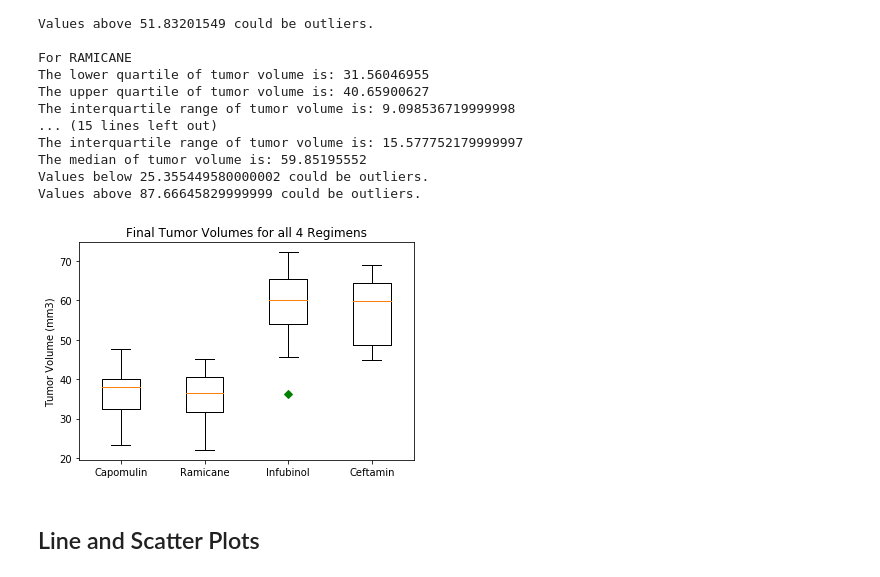
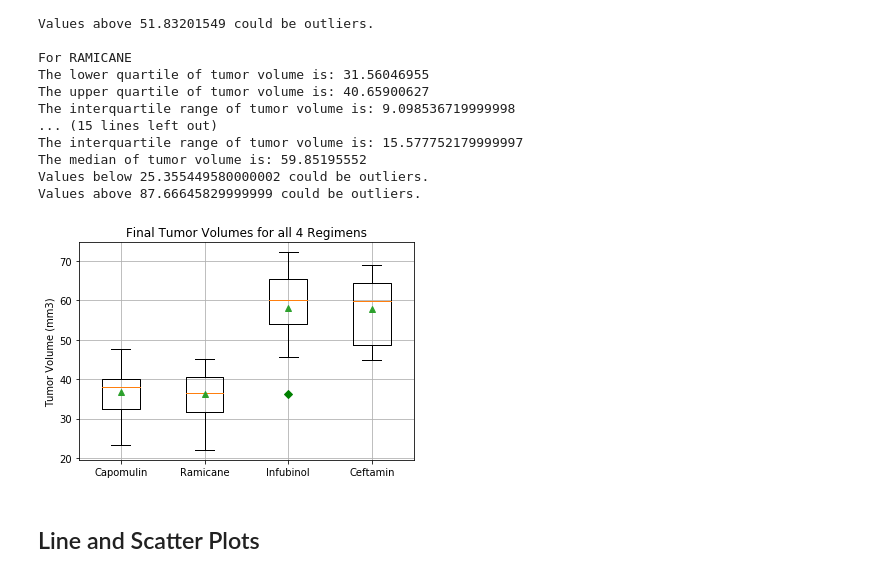
Before and after one commit to paulfhardy/matplotlib-challenge, a Jupyter notebook: pymaceuticals.ipynb, the cells around one changed output. Saved outputs shown, nothing was run; the diff lists cells and outputs as text; code cells hidden in the pictures.

```diff
--- a/pymaceuticals.ipynb
+++ b/pymaceuticals.ipynb
@@ -407,25 +437,26 @@ Values above 87.66645829999999 could be outliers.
 # %%
 # Generate a box plot of the final tumor volume of each mouse across four regimens of interest.
 # Request is to have all 4 plots in the same graph.
 
 x_axis = np.arange(1, len(filter_regimens_list)+1)
 tick_locations = []
 for x in x_axis:
     tick_locations.append(x)
 
 
 tumor_volume_data =[]
 for regimen in filter_regimens_list:
     tumor_volume_data.append(max_tumor_volumes_per_regimen_groupby.get_group(regimen)['Tumor Volume (mm3)'])
 
 fig1, ax1 = plt.subplots()
 ax1.set_title('Final Tumor Volumes for all 4 Regimens')
 ax1.set_ylabel('Tumor Volume (mm3)')
-ax1.boxplot(tumor_volume_data, 0, 'gD')
+ax1.boxplot(tumor_volume_data, 0, 'gD',showmeans =True)
 plt.xticks(tick_locations, filter_regimens_list)
+plt.grid()
 plt.show()
 # %% [output]
-[figure, old version]
+[figure, new version]
 # %% [markdown]
 ## Line and Scatter Plots
 # %%
```
Also changed, not shown: parts of 17 cells of this notebook.
